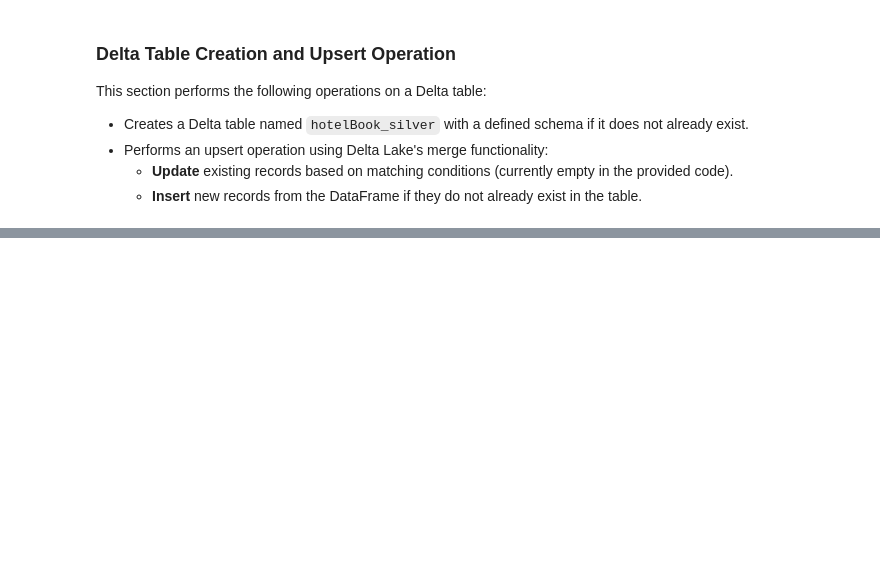
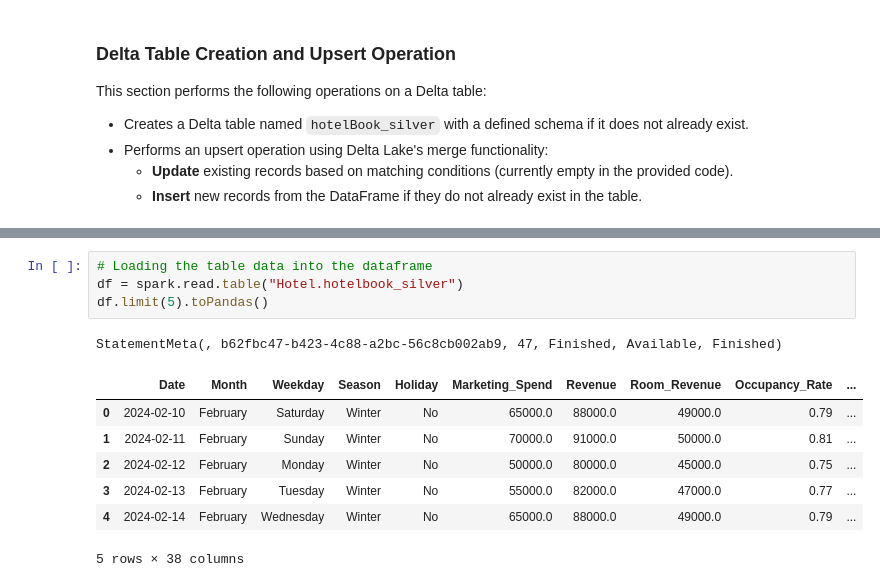
Before and after one commit to malungamahlo/Data-analysis-and-science, a Jupyter notebook: Hotel Reservation/Hotel Bookings Analytics/Notebooks/Transform Data for Silver.ipynb, the cells around one changed output, grey strips where cells are left out. Cells and saved outputs as stored; diff of their text form; blank space fills up the shorter version.

```diff
--- a/Hotel Reservation/Hotel Bookings Analytics/Notebooks/Transform Data for Silver.ipynb
+++ b/Hotel Reservation/Hotel Bookings Analytics/Notebooks/Transform Data for Silver.ipynb
@@ -655,0 +650,13 @@ StatementMeta(, f90146b3-c19c-4f8b-840d-5c025d71ff9f, 44, Finished, Available, F
+# %%
+# Loading the table data into the dataframe
+df = spark.read.table("Hotel.hotelbook_silver")
+df.limit(5).toPandas()
+# %% [output]
+StatementMeta(, b62fbc47-b423-4c88-a2bc-56c8cb002ab9, 47, Finished, Available, Finished)
+|  | Date | Month | Weekday | Season | Holiday | Marketing_Spend | Revenue | Room_Revenue | Occupancy_Rate | ... |
+| 0 | 2024-02-10 | February | Saturday | Winter | No | 65000.0 | 88000.0 | 49000.0 | 0.79 | ... |
+| 1 | 2024-02-11 | February | Sunday | Winter | No | 70000.0 | 91000.0 | 50000.0 | 0.81 | ... |
+| 2 | 2024-02-12 | February | Monday | Winter | No | 50000.0 | 80000.0 | 45000.0 | 0.75 | ... |
+| 3 | 2024-02-13 | February | Tuesday | Winter | No | 55000.0 | 82000.0 | 47000.0 | 0.77 | ... |
+| 4 | 2024-02-14 | February | Wednesday | Winter | No | 65000.0 | 88000.0 | 49000.0 | 0.79 | ... |
+5 rows × 38 columns
```
Also changed, not shown: parts of 43 cells of this notebook.
